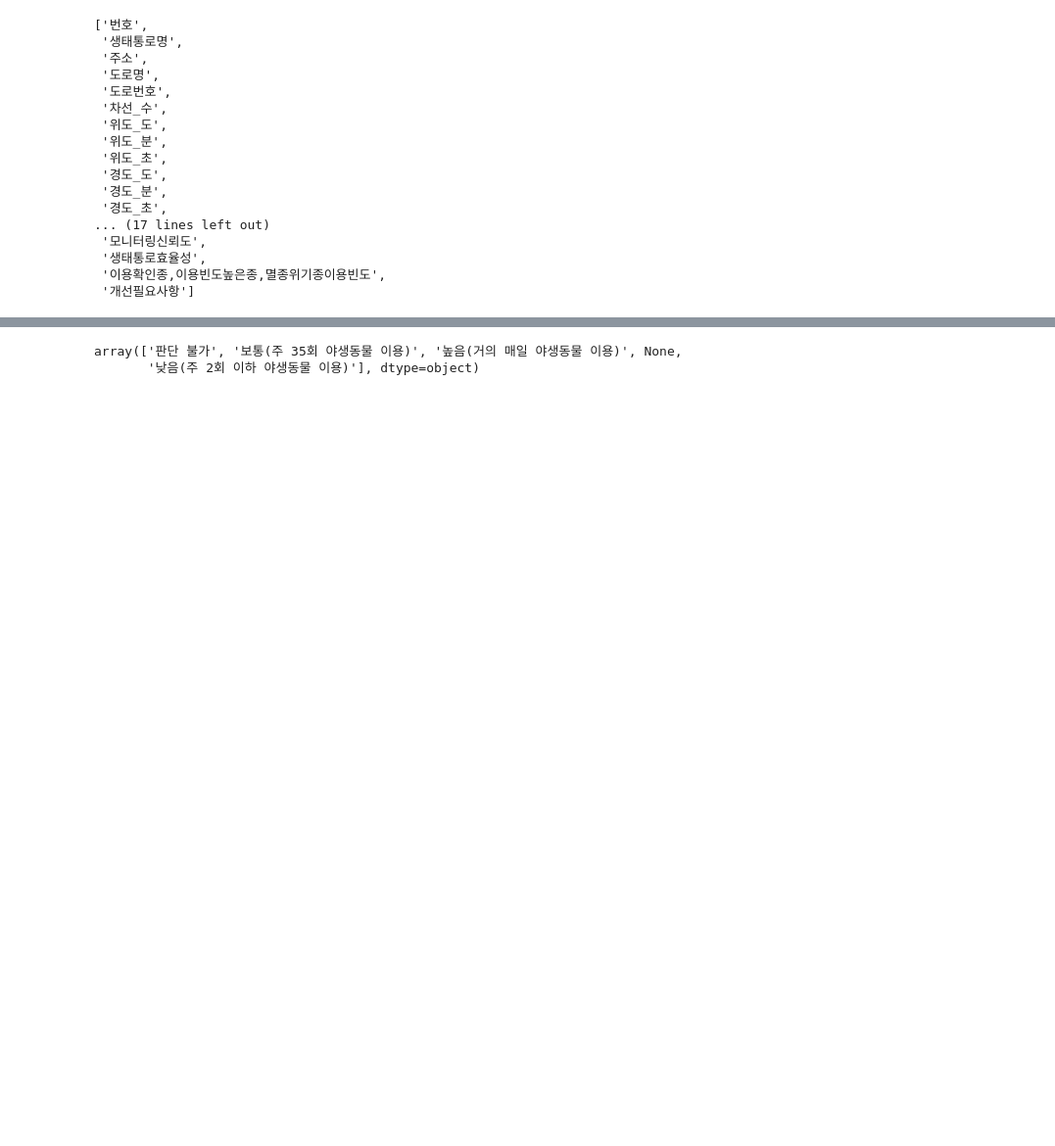
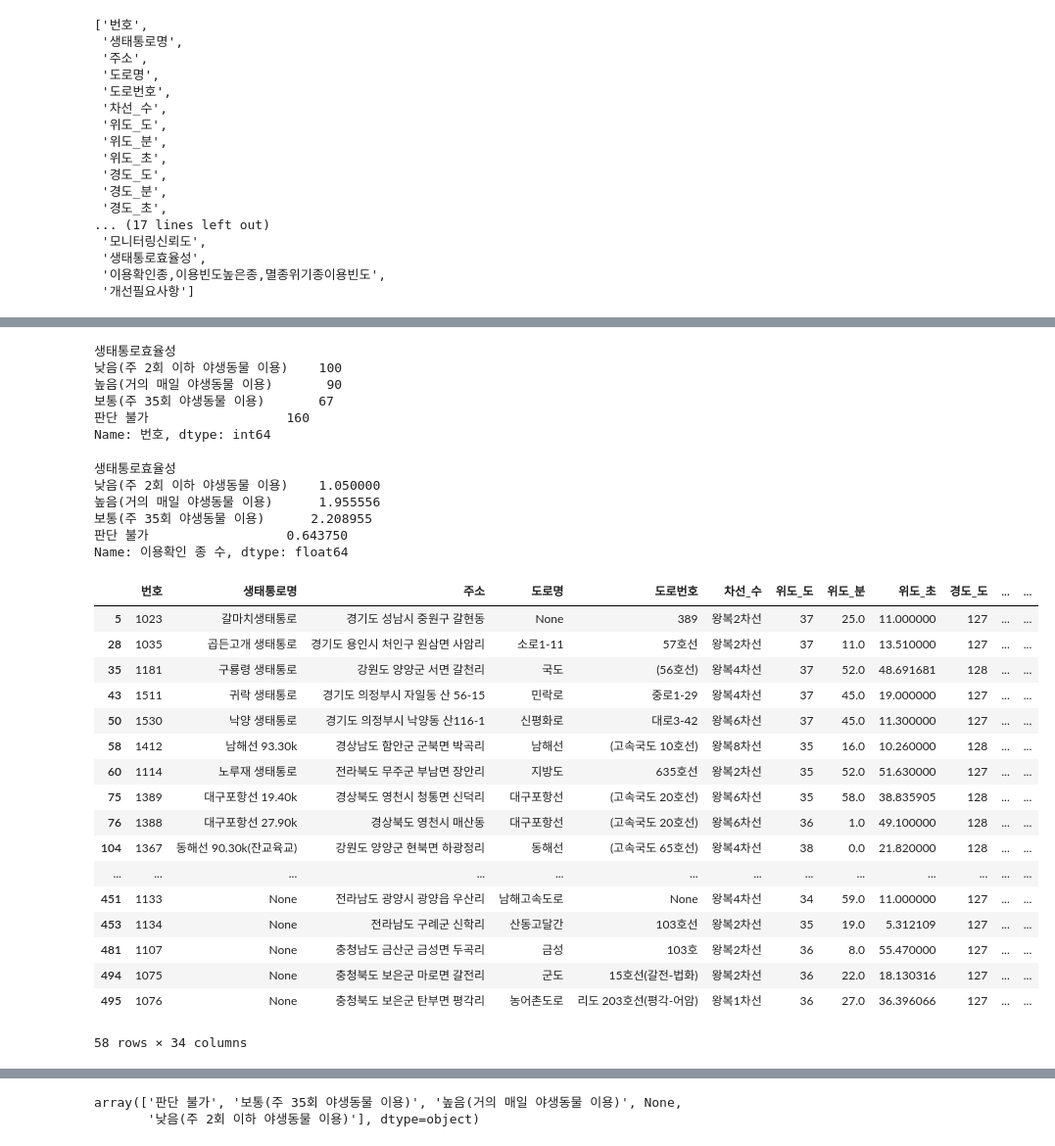
Before and after one commit to HKLeeeee/datacampus_dao, a Jupyter notebook: preprocessing/생태통로 정성지표 라벨링.ipynb, the cells around one changed output, grey strips where cells are left out. Shown at 98% size. Drawn from its saved outputs; the diff is of its cells as text; code cells hidden in the pictures; blank space fills up the shorter version.

```diff
--- a/preprocessing/생태통로 정성지표 라벨링.ipynb
+++ b/preprocessing/생태통로 정성지표 라벨링.ipynb
@@ -105,0 +168,39 @@ df[df['생태통로타입'].isnull()]
+# %%
+df.groupby('생태통로효율성')['번호'].count()
+# %% [output]
+생태통로효율성
+낮음(주 2회 이하 야생동물 이용)    100
+높음(거의 매일 야생동물 이용)       90
+보통(주 35회 야생동물 이용)       67
+판단 불가                  160
+Name: 번호, dtype: int64
+# %%
+df.groupby('생태통로효율성')['이용확인 종 수'].mean()
+# %% [output]
+생태통로효율성
+낮음(주 2회 이하 야생동물 이용)    1.050000
+높음(거의 매일 야생동물 이용)      1.955556
+보통(주 35회 야생동물 이용)      2.208955
+판단 불가                  0.643750
+Name: 이용확인 종 수, dtype: float64
+# %%
+df[(df['생태통로효율성']=='높음(거의 매일 야생동물 이용)') & (df[col[-2]].notnull())]
+# %% [output]
+|  | 번호 | 생태통로명 | 주소 | 도로명 | 도로번호 | 차선_수 | 위도_도 | 위도_분 | 위도_초 | 경도_도 | ... | ... |
+| 5 | 1023 | 갈마치생태통로 | 경기도 성남시 중원구 갈현동 | None | 389 | 왕복2차선 | 37 | 25.0 | 11.000000 | 127 | ... | ... |
+| 28 | 1035 | 곱든고개 생태통로 | 경기도 용인시 처인구 원삼면 사암리 | 소로1-11 | 57호선 | 왕복2차선 | 37 | 11.0 | 13.510000 | 127 | ... | ... |
+| 35 | 1181 | 구룡령 생태통로 | 강원도 양양군 서면 갈천리 | 국도 | (56호선) | 왕복4차선 | 37 | 52.0 | 48.691681 | 128 | ... | ... |
+| 43 | 1511 | 귀락 생태통로 | 경기도 의정부시 자일동 산 56-15 | 민락로 | 중로1-29 | 왕복4차선 | 37 | 45.0 | 19.000000 | 127 | ... | ... |
+| 50 | 1530 | 낙양 생태통로 | 경기도 의정부시 낙양동 산116-1 | 신평화로 | 대로3-42 | 왕복6차선 | 37 | 45.0 | 11.300000 | 127 | ... | ... |
+| 58 | 1412 | 남해선 93.30k | 경상남도 함안군 군북면 박곡리 | 남해선 | (고속국도 10호선) | 왕복8차선 | 35 | 16.0 | 10.260000 | 128 | ... | ... |
+| 60 | 1114 | 노루재 생태통로 | 전라북도 무주군 부남면 장안리 | 지방도 | 635호선 | 왕복2차선 | 35 | 52.0 | 51.630000 | 127 | ... | ... |
+| 75 | 1389 | 대구포항선 19.40k | 경상북도 영천시 청통면 신덕리 | 대구포항선 | (고속국도 20호선) | 왕복6차선 | 35 | 58.0 | 38.835905 | 128 | ... | ... |
+| 76 | 1388 | 대구포항선 27.90k | 경상북도 영천시 매산동 | 대구포항선 | (고속국도 20호선) | 왕복6차선 | 36 | 1.0 | 49.100000 | 128 | ... | ... |
+| 104 | 1367 | 동해선 90.30k(잔교육교) | 강원도 양양군 현북면 하광정리 | 동해선 | (고속국도 65호선) | 왕복4차선 | 38 | 0.0 | 21.820000 | 128 | ... | ... |
+| ... | ... | ... | ... | ... | ... | ... | ... | ... | ... | ... | ... | ... |
+| 451 | 1133 | None | 전라남도 광양시 광양읍 우산리 | 남해고속도로 | None | 왕복4차선 | 34 | 59.0 | 11.000000 | 127 | ... | ... |
+| 453 | 1134 | None | 전라남도 구례군 신학리 | 산동고달간 | 103호선 | 왕복2차선 | 35 | 19.0 | 5.312109 | 127 | ... | ... |
+| 481 | 1107 | None | 충청남도 금산군 금성면 두곡리 | 금성 | 103호 | 왕복2차선 | 36 | 8.0 | 55.470000 | 127 | ... | ... |
+| 494 | 1075 | None | 충청북도 보은군 마로면 갈전리 | 군도 | 15호선(갈전-법화) | 왕복2차선 | 36 | 22.0 | 18.130316 | 127 | ... | ... |
+| 495 | 1076 | None | 충청북도 보은군 탄부면 평각리 | 농어촌도로 | 리도 203호선(평각-어암) | 왕복1차선 | 36 | 27.0 | 36.396066 | 127 | ... | ... |
+58 rows × 34 columns
```
Also changed, not shown: parts of 35 cells of this notebook.
